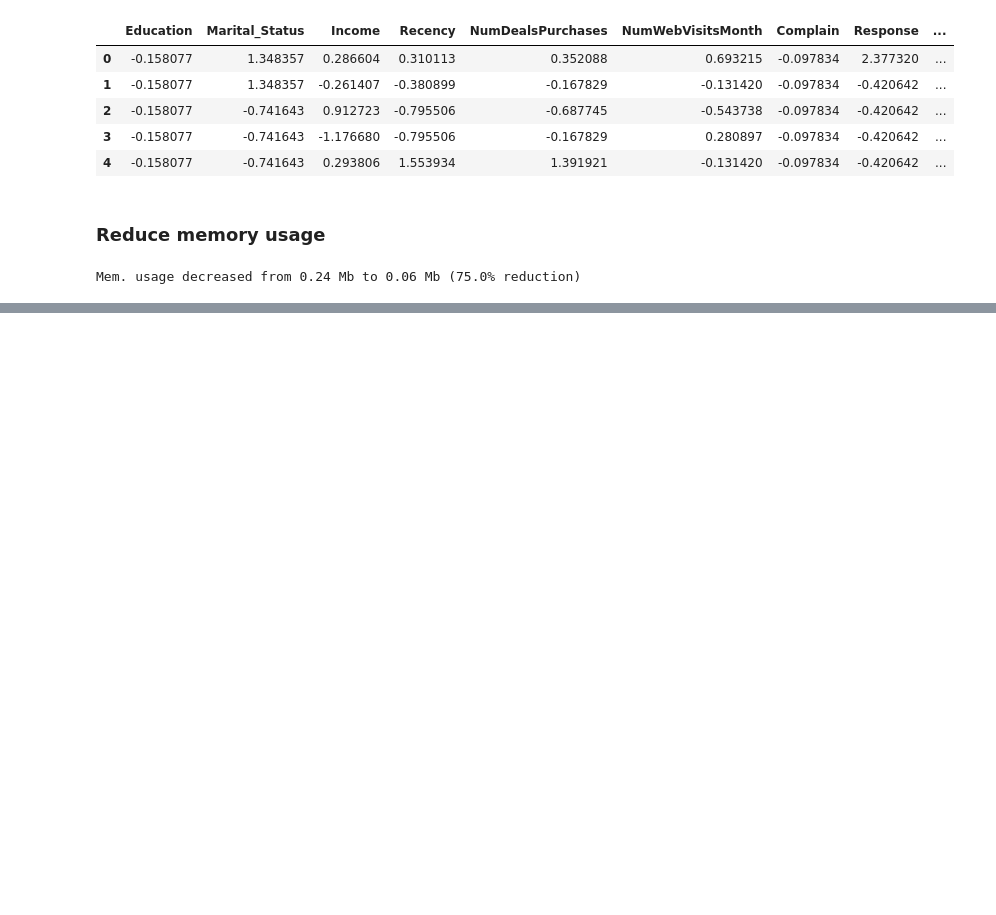
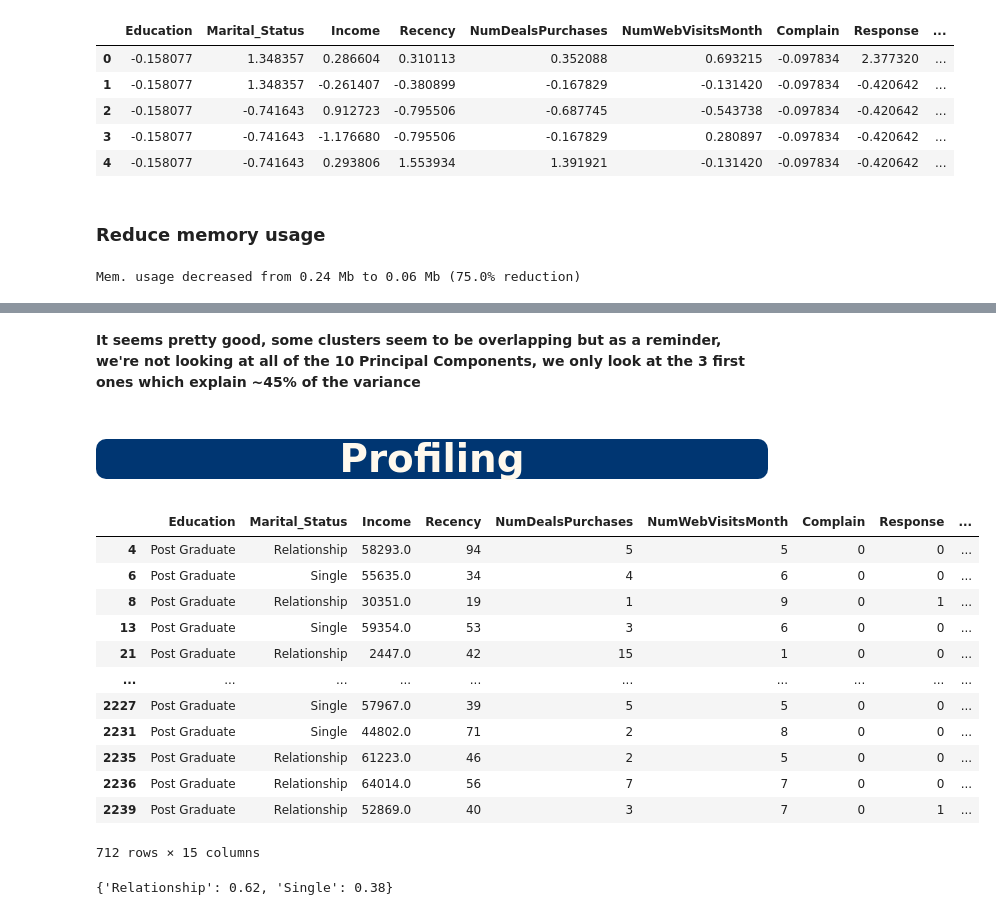
Before and after one commit to Brice-Vergnou/customer_segm, a Jupyter notebook: customer-segmentation.ipynb, the cells around one changed output, grey strips where cells are left out. Drawn from its saved outputs; the diff is of its cells as text; code cells hidden in the pictures; blank space fills up the shorter version.

Commit message:
add pca, clustering and start profiling ( without the prior bugs !)

```diff
--- a/customer-segmentation.ipynb
+++ b/customer-segmentation.ipynb
@@ -467,0 +536,3 @@ Mem. usage decreased from 0.24 Mb to 0.06 Mb (75.0% reduction)
+# %%
+vis_data["Cluster"] = ac_results
+data["Cluster"] = ac_results
@@ -467,0 +544,21 @@ Mem. usage decreased from 0.24 Mb to 0.06 Mb (75.0% reduction)
+# %% [markdown]
+**It seems pretty good, some clusters seem to be overlapping but as a reminder, we're not looking at all of the 10 Principal Components, we only look at the 3 first ones which explain ~45% of the variance**
+# %% [markdown]
+<a id ="7"></a>
+# <p style="background-color:#003672;font-family:newtimeroman;color:#FFF9ED;font-size:150%;text-align:center;border-radius:10px 10px;">Profiling</p>
+# %%
+data[data["Cluster"]==0]
+# %% [output]
+|  | Education | Marital_Status | Income | Recency | NumDealsPurchases | NumWebVisitsMonth | Complain | Response | ... |
+| 4 | Post Graduate | Relationship | 58293.0 | 94 | 5 | 5 | 0 | 0 | ... |
+| 6 | Post Graduate | Single | 55635.0 | 34 | 4 | 6 | 0 | 0 | ... |
+| 8 | Post Graduate | Relationship | 30351.0 | 19 | 1 | 9 | 0 | 1 | ... |
+| 13 | Post Graduate | Single | 59354.0 | 53 | 3 | 6 | 0 | 0 | ... |
+| 21 | Post Graduate | Relationship | 2447.0 | 42 | 15 | 1 | 0 | 0 | ... |
+| ... | ... | ... | ... | ... | ... | ... | ... | ... | ... |
+| 2227 | Post Graduate | Single | 57967.0 | 39 | 5 | 5 | 0 | 0 | ... |
+| 2231 | Post Graduate | Single | 44802.0 | 71 | 2 | 8 | 0 | 0 | ... |
+| 2235 | Post Graduate | Relationship | 61223.0 | 46 | 2 | 5 | 0 | 0 | ... |
+| 2236 | Post Graduate | Relationship | 64014.0 | 56 | 7 | 7 | 0 | 0 | ... |
+| 2239 | Post Graduate | Relationship | 52869.0 | 40 | 3 | 7 | 0 | 1 | ... |
+712 rows × 15 columns
@@ -467,0 +572,9 @@ Mem. usage decreased from 0.24 Mb to 0.06 Mb (75.0% reduction)
+# %%
+dict(
+    round(
+        data[data["Cluster"]==0]["Marital_Status"].value_counts() /
+        data[data["Cluster"]==0]["Marital_Status"].shape[0]
+        ,2)
+)
+# %% [output]
+{'Relationship': 0.62, 'Single': 0.38}
```
Also changed, not shown: parts of 22 cells of this notebook.
